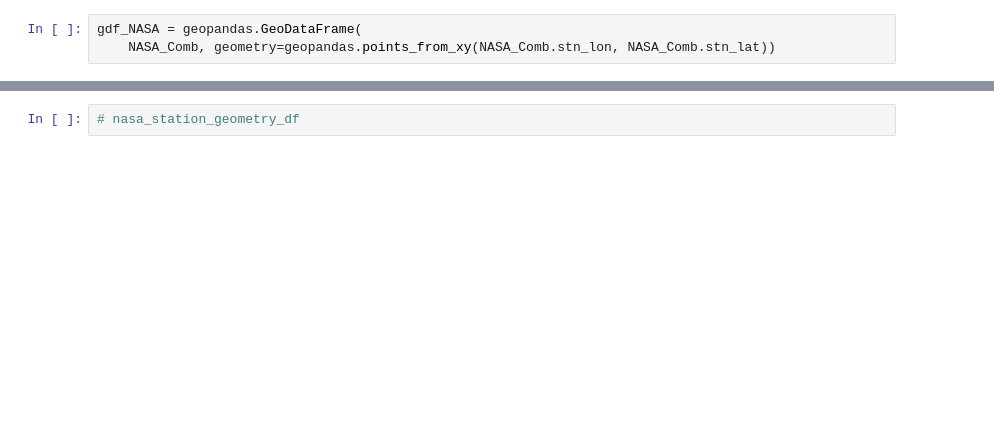
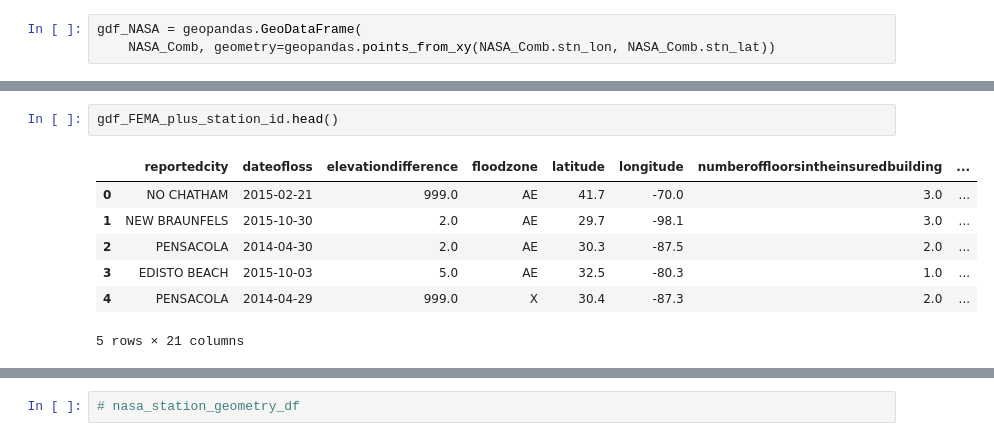
Before and after one commit to hbostanchi/Fema_Flood_Payout, a Jupyter notebook: Final_Project_HH2.ipynb, the cells around one changed output, grey strips where cells are left out. Cells and saved outputs as stored; diff of their text form; blank space fills up the shorter version.

```diff
--- a/Final_Project_HH2.ipynb
+++ b/Final_Project_HH2.ipynb
@@ -698,0 +564,10 @@ gdf_NASA
+# %%
+gdf_FEMA_plus_station_id.head()
+# %% [output]
+|  | reportedcity | dateofloss | elevationdifference | floodzone | latitude | longitude | numberoffloorsintheinsuredbuilding | ... |
+| 0 | NO CHATHAM | 2015-02-21 | 999.0 | AE | 41.7 | -70.0 | 3.0 | ... |
+| 1 | NEW BRAUNFELS | 2015-10-30 | 2.0 | AE | 29.7 | -98.1 | 3.0 | ... |
+| 2 | PENSACOLA | 2014-04-30 | 2.0 | AE | 30.3 | -87.5 | 2.0 | ... |
+| 3 | EDISTO BEACH | 2015-10-03 | 5.0 | AE | 32.5 | -80.3 | 1.0 | ... |
+| 4 | PENSACOLA | 2014-04-29 | 999.0 | X | 30.4 | -87.3 | 2.0 | ... |
+5 rows × 21 columns
```
Also changed, not shown: parts of 80 cells of this notebook.
